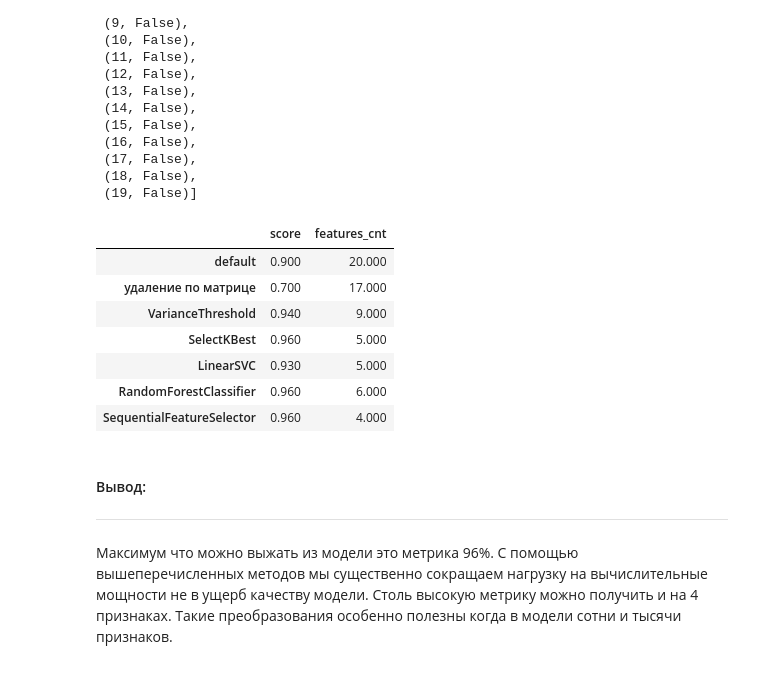
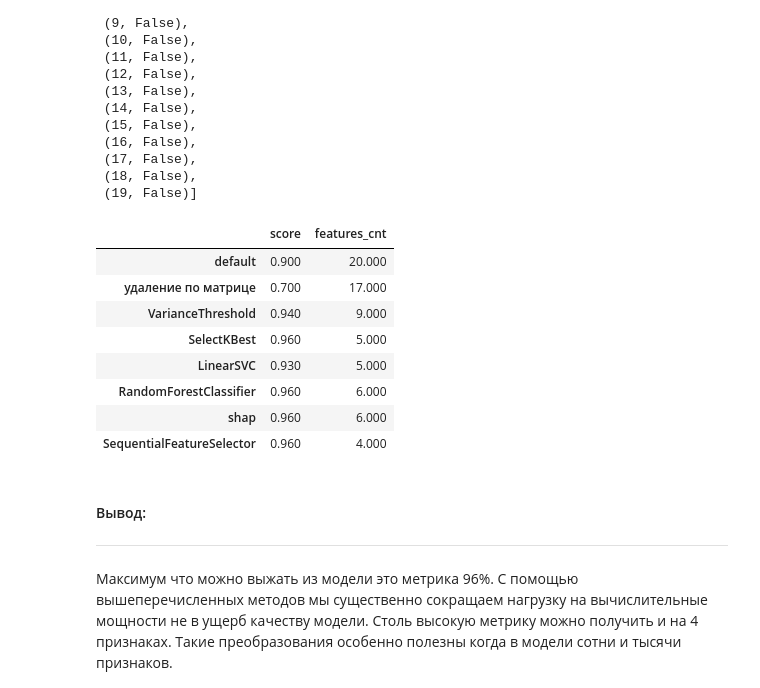
Before and after one commit to choodnovsky/Netilogiya_degp13, a Jupyter notebook: dz_8.11.ipynb, the cells around one changed output. Cells and saved outputs as stored; diff of their text form; code cells hidden in the pictures.

```diff
--- a/dz_8.11.ipynb
+++ b/dz_8.11.ipynb
@@ -265,0 +284,4 @@ res.T
+# %%
+res_7 = get_score(data6, y_data_generated, title='shap')
+res = pd.concat([res, res_7], axis=1)
+res.T
@@ -295,19 +326,20 @@ list(zip(pd.DataFrame(x_data_generated).columns, sfs.get_support()))
  (18, False),
  (19, False)]
 # %%
-data7 = sfs.transform(x_data_generated)
+data8 = sfs.transform(x_data_generated)
 # %%
-res_7 = get_score(data7, y_data_generated, title='SequentialFeatureSelector')
-res = pd.concat([res, res_7], axis=1)
+res_8 = get_score(data8, y_data_generated, title='SequentialFeatureSelector')
+res = pd.concat([res, res_8], axis=1)
 res.T
 # %% [output]
 |  | score | features_cnt |
 | default | 0.900 | 20.000 |
 | удаление по матрице | 0.700 | 17.000 |
 | VarianceThreshold | 0.940 | 9.000 |
 | SelectKBest | 0.960 | 5.000 |
 | LinearSVC | 0.930 | 5.000 |
 | RandomForestClassifier | 0.960 | 6.000 |
+| shap | 0.960 | 6.000 |
 | SequentialFeatureSelector | 0.960 | 4.000 |
 # %% [markdown]
 #### Вывод:
```
Also changed, not shown: parts of 15 cells of this notebook.
